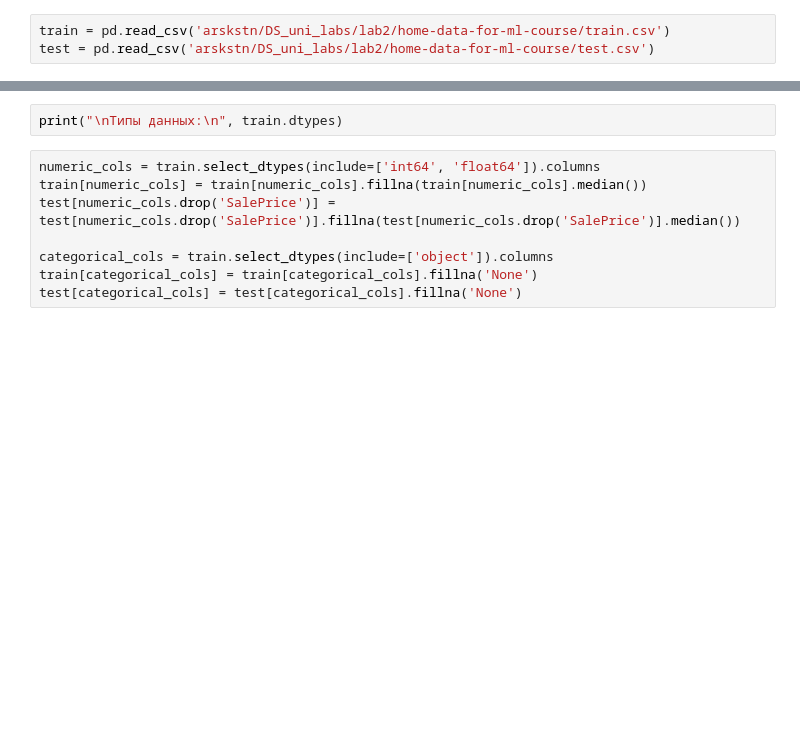
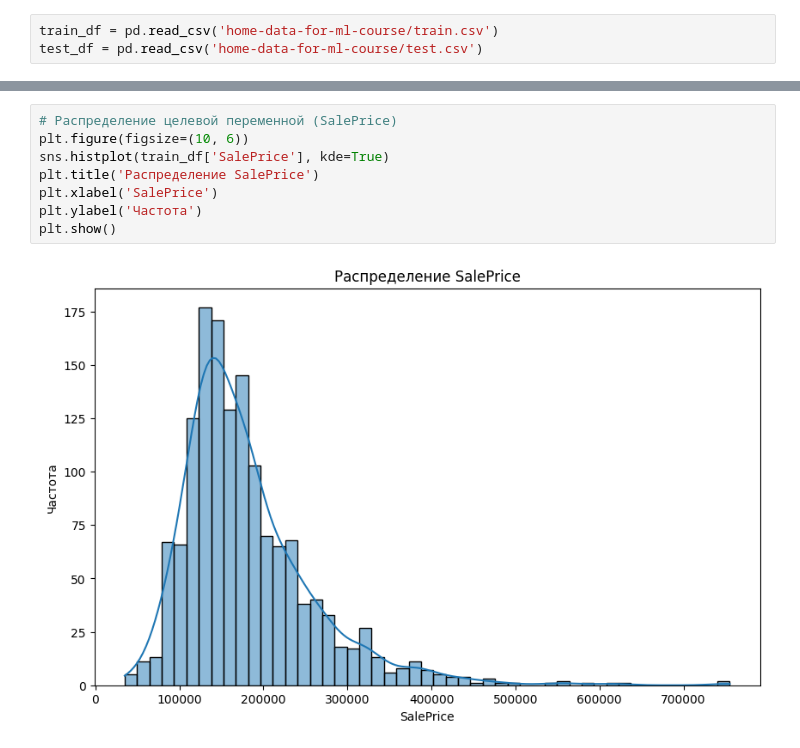
Before and after one commit to arskstn/DS_uni_labs, a Jupyter notebook: lab2/house.ipynb, the cells around one changed output, grey strips where cells are left out. Drawn from its saved outputs; the diff is of its cells as text; blank space fills up the shorter version.

```diff
--- a/lab2/house.ipynb
+++ b/lab2/house.ipynb
@@ -9,4 +8,4 @@ from sklearn.model_selection import train_test_split, cross_val_score
 from xgboost import XGBRegressor
 # %%
-train = pd.read_csv('arskstn/DS_uni_labs/lab2/home-data-for-ml-course/train.csv')
-test = pd.read_csv('arskstn/DS_uni_labs/lab2/home-data-for-ml-course/test.csv')
+train_df = pd.read_csv('home-data-for-ml-course/train.csv')
+test_df = pd.read_csv('home-data-for-ml-course/test.csv')
@@ -18,10 +39,10 @@ print("Пропущенные значения:\n", missing[missing > 0].sort_va
-# %%
-print("\nТипы данных:\n", train.dtypes)
-# %%
-numeric_cols = train.select_dtypes(include=['int64', 'float64']).columns
-train[numeric_cols] = train[numeric_cols].fillna(train[numeric_cols].median())
-test[numeric_cols.drop('SalePrice')] = test[numeric_cols.drop('SalePrice')].fillna(test[numeric_cols.drop('SalePrice')].median())
-
-categorical_cols = train.select_dtypes(include=['object']).columns
-train[categorical_cols] = train[categorical_cols].fillna('None')
-test[categorical_cols] = test[categorical_cols].fillna('None')
+# %%
+# Распределение целевой переменной (SalePrice)
+plt.figure(figsize=(10, 6))
+sns.histplot(train_df['SalePrice'], kde=True)
+plt.title('Распределение SalePrice')
+plt.xlabel('SalePrice')
+plt.ylabel('Частота')
+plt.show()
+# %% [output]
+[figure, added]
```
Also changed, not shown: parts of 15 cells of this notebook, 1 other file.
